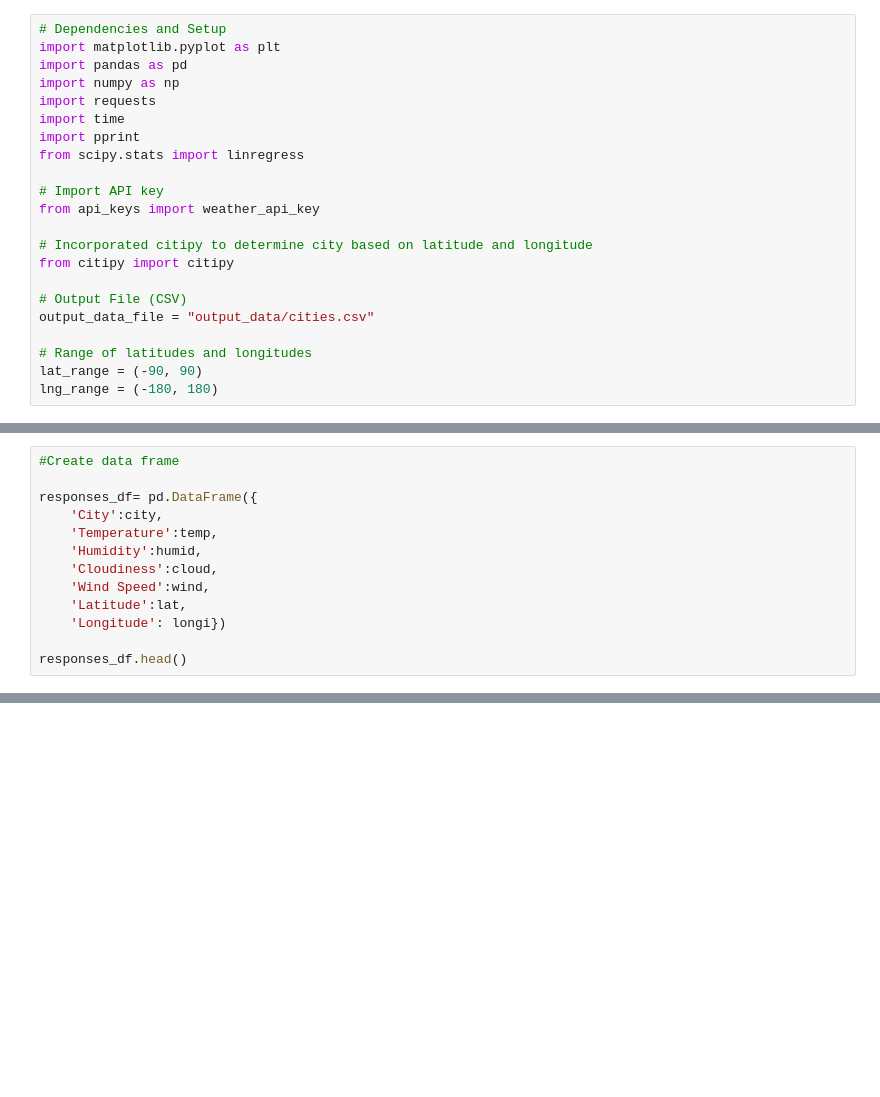
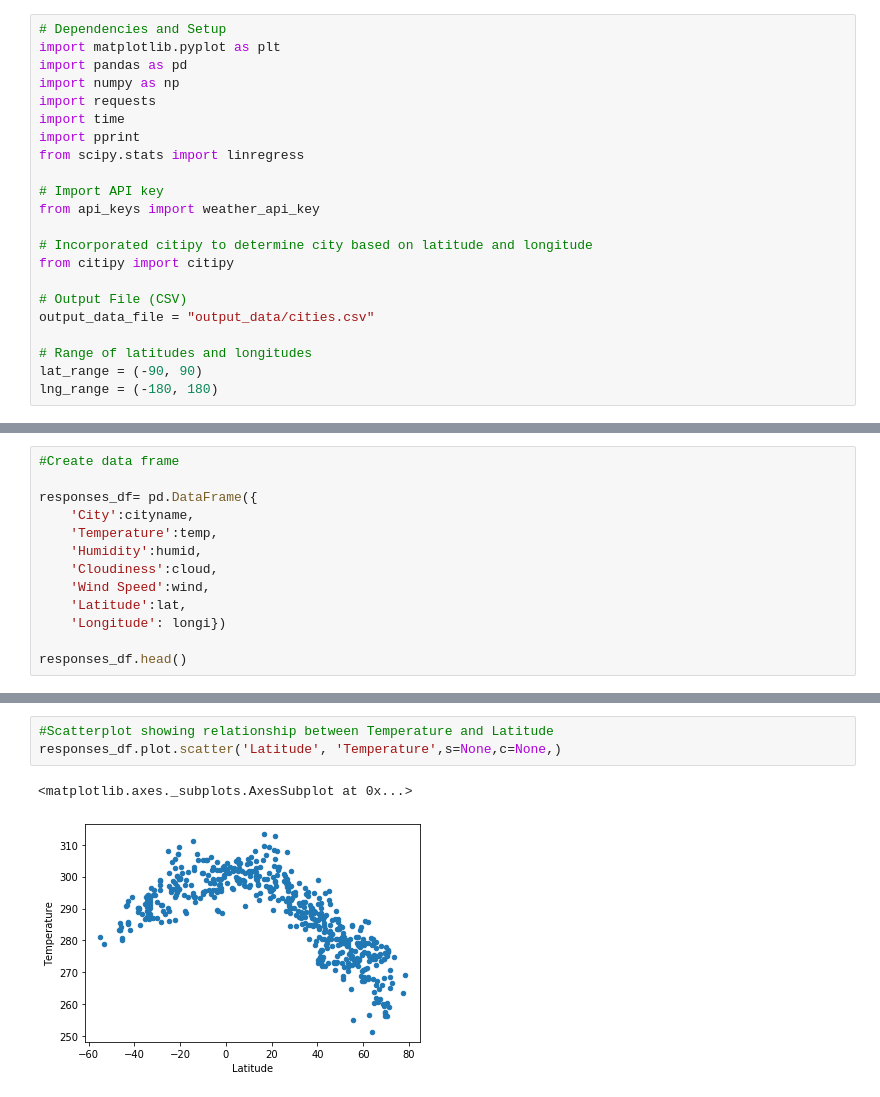
Before and after one commit to csidneyclark/ClarkPythonAPIChallenge, a Jupyter notebook: WeatherPy/WeatherPy.ipynb, the cells around one changed output, grey strips where cells are left out. Saved outputs shown, nothing was run; the diff lists cells and outputs as text; blank space fills up the shorter version.

```diff
--- a/WeatherPy/WeatherPy.ipynb
+++ b/WeatherPy/WeatherPy.ipynb
@@ -89,7 +109,7 @@ for city in cities:
 #Create data frame
 
 responses_df= pd.DataFrame({
-    'City':city,
+    'City':cityname,
     'Temperature':temp,
     'Humidity':humid,
     'Cloudiness':cloud,
@@ -100,0 +128,6 @@ responses_df.head()
+# %%
+#Scatterplot showing relationship between Temperature and Latitude
+responses_df.plot.scatter('Latitude', 'Temperature',s=None,c=None,)
+# %% [output]
+<matplotlib.axes._subplots.AxesSubplot at 0x...>
+[figure, added]
```
Also changed, not shown: parts of 18 cells of this notebook.
